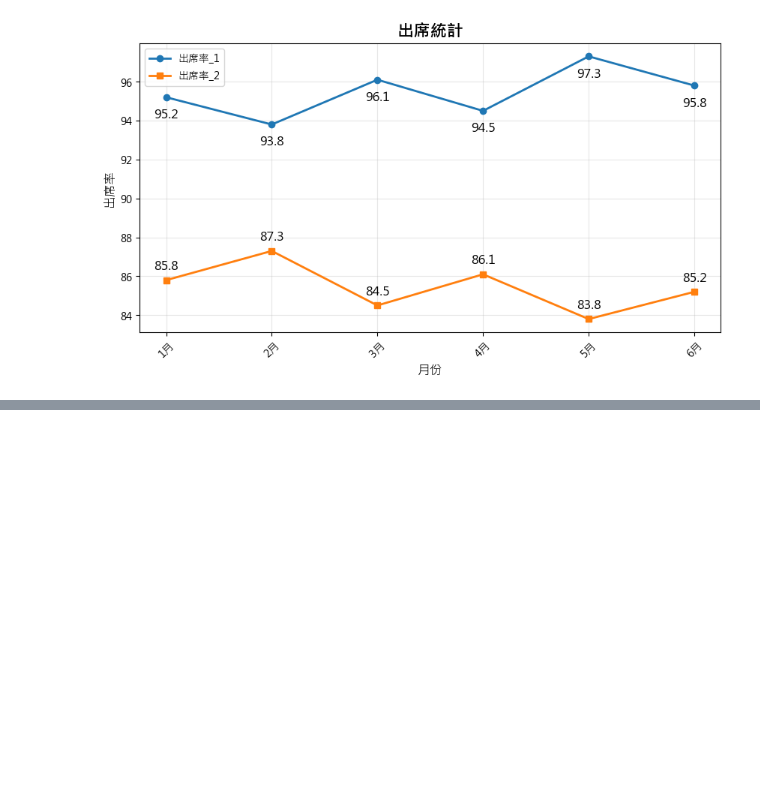
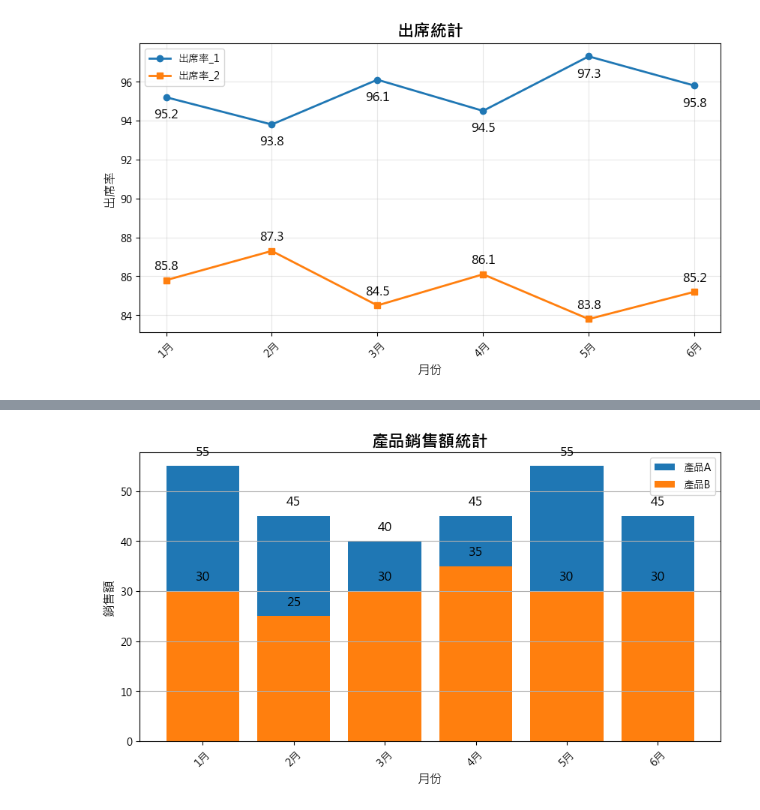
Before and after one commit to zxzxasas1/Python-Application, a Jupyter notebook: python 模組使用練習/Matplotlib 模組.ipynb, the cells around one changed output, grey strips where cells are left out. Saved outputs shown, nothing was run; the diff lists cells and outputs as text; code cells hidden in the pictures; blank space fills up the shorter version.

```diff
--- a/python 模組使用練習/Matplotlib 模組.ipynb
+++ b/python 模組使用練習/Matplotlib 模組.ipynb
@@ -62,0 +104,46 @@ plt.show()
+# %%
+# 3. 垂直直方圖
+
+import matplotlib.pyplot as plt
+
+plt.rcParams["font.sans-serif"] = ["Microsoft JhengHei" , "Simhei"]
+plt.rcParams["axes.unicode_minus"] = False
+
+months = ["1月","2月","3月","4月","5月","6月"]
+product_A = [55,45,40,45,55,45]
+product_B = [30,25,30,35,30,30]
+
+plt.figure(figsize=(10,5))
+
+
+# 把 plt.plot 改成 plt.bar
+
+plt.bar(months,product_A,label="產品A")
+plt.bar(months,product_B,label="產品B")
+
+
+for i , item in enumerate(product_A) :
+
+    plt.annotate(f"{item}",(i,item),textcoords="offset points",xytext=(0,10),ha="center",fontsize=12)
+
+for i , item in enumerate(product_B) :
+
+    plt.annotate(f"{item}",(i,item),textcoords="offset points",xytext=(0,10),ha="center",fontsize=12)
+
+
+plt.title("產品銷售額統計",fontsize=16,fontweight="bold")
+plt.xlabel("月份",fontsize=12)
+plt.ylabel("銷售額",fontsize=12)
+
+
+# 要注意因為直方圖本來長條就有對到 x 軸 , 所以 grid 可以省略 x 軸格線 , 只留 y 軸格線
+
+plt.grid(axis="y")
+
+
+plt.xticks(rotation=45)
+plt.legend()
+
+plt.show()
+# %% [output]
+[figure, added]
```
Also changed, not shown: parts of 5 cells of this notebook.
